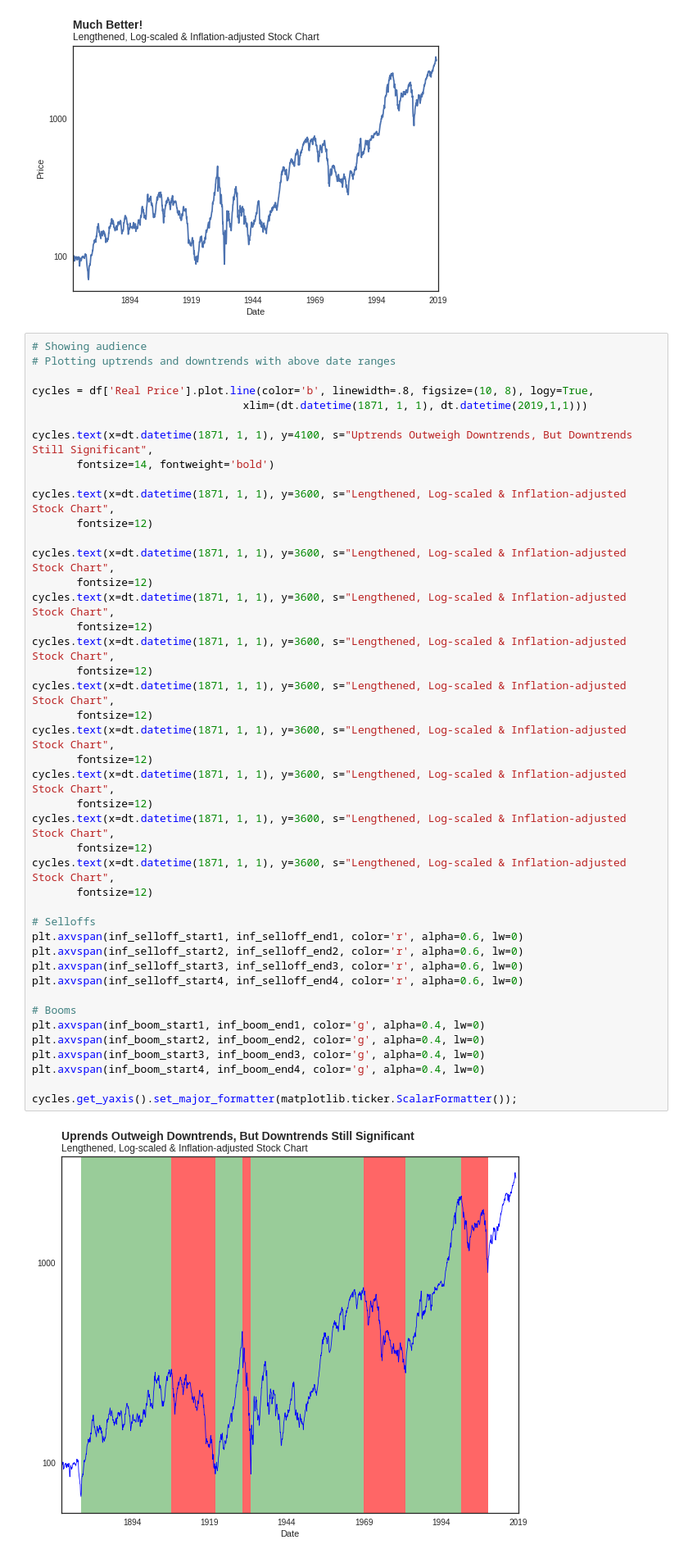
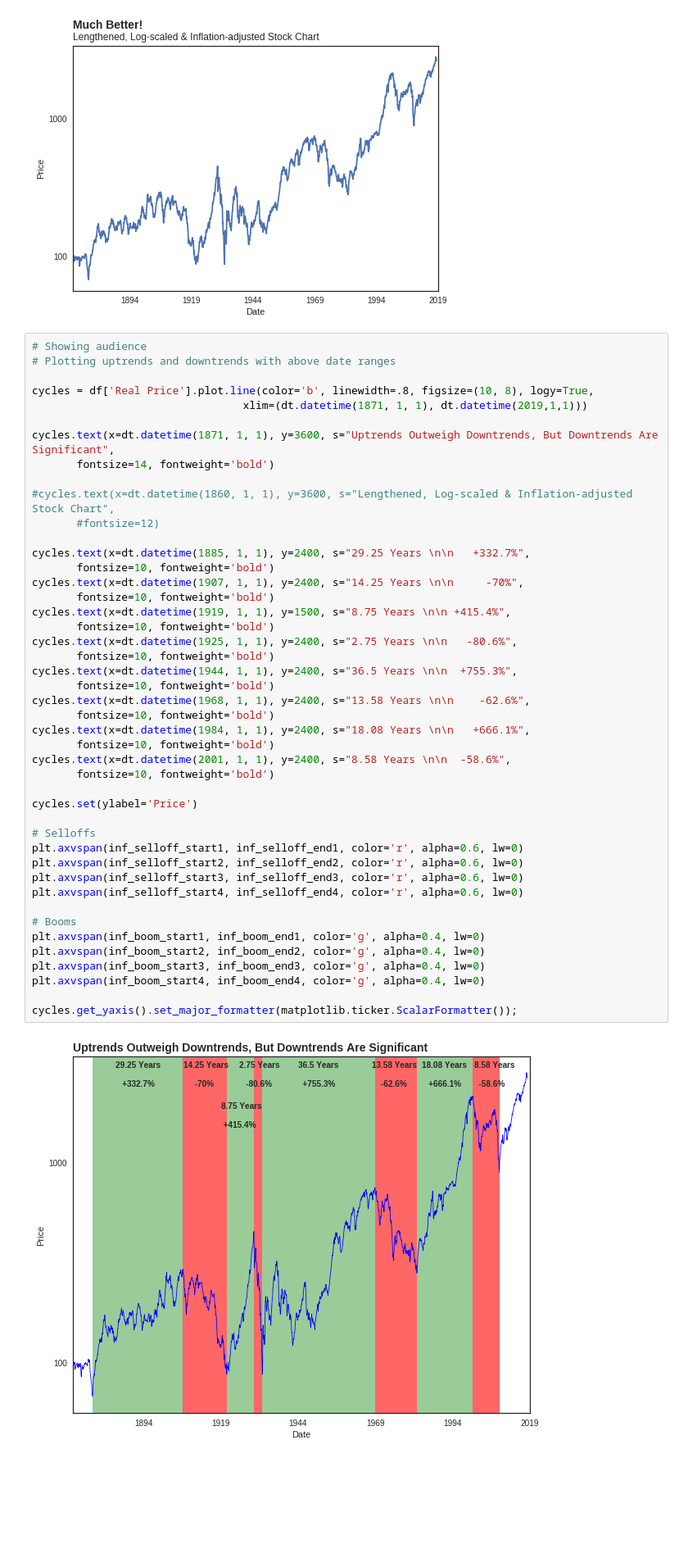
Before and after one commit to LambdaSchool/DS-Unit-1-Sprint-5-Data-Storytelling-Blog-Post, a Jupyter notebook: Data_Storytelling_Project.ipynb, the cells around one changed output. Shown: that part at 82% size. Cells and saved outputs as stored; diff of their text form; blank space fills up the shorter version.

```diff
--- a/Data_Storytelling_Project.ipynb
+++ b/Data_Storytelling_Project.ipynb
@@ -786,46 +787,48 @@ real.get_yaxis().set_major_formatter(matplotlib.ticker.ScalarFormatter());
 # %%
 # Showing audience
 # Plotting uptrends and downtrends with above date ranges
 
 cycles = df['Real Price'].plot.line(color='b', linewidth=.8, figsize=(10, 8), logy=True,
                                  xlim=(dt.datetime(1871, 1, 1), dt.datetime(2019,1,1)))
 
-cycles.text(x=dt.datetime(1871, 1, 1), y=4100, s="Uptrends Outweigh Downtrends, But Downtrends Still Significant",
+cycles.text(x=dt.datetime(1871, 1, 1), y=3600, s="Uptrends Outweigh Downtrends, But Downtrends Are Significant",
        fontsize=14, fontweight='bold')
 
-cycles.text(x=dt.datetime(1871, 1, 1), y=3600, s="Lengthened, Log-scaled & Inflation-adjusted Stock Chart",
-       fontsize=12)
+#cycles.text(x=dt.datetime(1860, 1, 1), y=3600, s="Lengthened, Log-scaled & Inflation-adjusted Stock Chart",
+       #fontsize=12)
 
-cycles.text(x=dt.datetime(1871, 1, 1), y=3600, s="Lengthened, Log-scaled & Inflation-adjusted Stock Chart",
-       fontsize=12)
-cycles.text(x=dt.datetime(1871, 1, 1), y=3600, s="Lengthened, Log-scaled & Inflation-adjusted Stock Chart",
-       fontsize=12)
-cycles.text(x=dt.datetime(1871, 1, 1), y=3600, s="Lengthened, Log-scaled & Inflation-adjusted Stock Chart",
-       fontsize=12)
-cycles.text(x=dt.datetime(1871, 1, 1), y=3600, s="Lengthened, Log-scaled & Inflation-adjusted Stock Chart",
-       fontsize=12)
-cycles.text(x=dt.datetime(1871, 1, 1), y=3600, s="Lengthened, Log-scaled & Inflation-adjusted Stock Chart",
-       fontsize=12)
-cycles.text(x=dt.datetime(1871, 1, 1), y=3600, s="Lengthened, Log-scaled & Inflation-adjusted Stock Chart",
-       fontsize=12)
-cycles.text(x=dt.datetime(1871, 1, 1), y=3600, s="Lengthened, Log-scaled & Inflation-adjusted Stock Chart",
-       fontsize=12)
-cycles.text(x=dt.datetime(1871, 1, 1), y=3600, s="Lengthened, Log-scaled & Inflation-adjusted Stock Chart",
-       fontsize=12)
+cycles.text(x=dt.datetime(1885, 1, 1), y=2400, s="29.25 Years \n\n   +332.7%",
+       fontsize=10, fontweight='bold')
+cycles.text(x=dt.datetime(1907, 1, 1), y=2400, s="14.25 Years \n\n     -70%",
+       fontsize=10, fontweight='bold')
+cycles.text(x=dt.datetime(1919, 1, 1), y=1500, s="8.75 Years \n\n +415.4%",
+       fontsize=10, fontweight='bold')
+cycles.text(x=dt.datetime(1925, 1, 1), y=2400, s="2.75 Years \n\n   -80.6%",
+       fontsize=10, fontweight='bold')
+cycles.text(x=dt.datetime(1944, 1, 1), y=2400, s="36.5 Years \n\n  +755.3%",
+       fontsize=10, fontweight='bold')
+cycles.text(x=dt.datetime(1968, 1, 1), y=2400, s="13.58 Years \n\n    -62.6%",
+       fontsize=10, fontweight='bold')
+cycles.text(x=dt.datetime(1984, 1, 1), y=2400, s="18.08 Years \n\n   +666.1%",
+       fontsize=10, fontweight='bold')
+cycles.text(x=dt.datetime(2001, 1, 1), y=2400, s="8.58 Years \n\n  -58.6%",
+       fontsize=10, fontweight='bold')
+
+cycles.set(ylabel='Price')
 
 # Selloffs
 plt.axvspan(inf_selloff_start1, inf_selloff_end1, color='r', alpha=0.6, lw=0)
 plt.axvspan(inf_selloff_start2, inf_selloff_end2, color='r', alpha=0.6, lw=0)
 plt.axvspan(inf_selloff_start3, inf_selloff_end3, color='r', alpha=0.6, lw=0)
 plt.axvspan(inf_selloff_start4, inf_selloff_end4, color='r', alpha=0.6, lw=0)
 
 # Booms
 plt.axvspan(inf_boom_start1, inf_boom_end1, color='g', alpha=0.4, lw=0)
 plt.axvspan(inf_boom_start2, inf_boom_end2, color='g', alpha=0.4, lw=0)
 plt.axvspan(inf_boom_start3, inf_boom_end3, color='g', alpha=0.4, lw=0)
 plt.axvspan(inf_boom_start4, inf_boom_end4, color='g', alpha=0.4, lw=0)
 
 cycles.get_yaxis().set_major_formatter(matplotlib.ticker.ScalarFormatter());
 # %% [output]
-[figure, old version]
+[figure, new version]
 # %%
```
Also changed, not shown: parts of 17 cells of this notebook.
